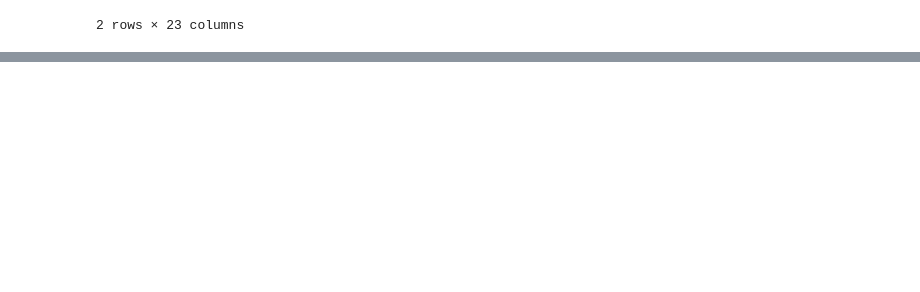
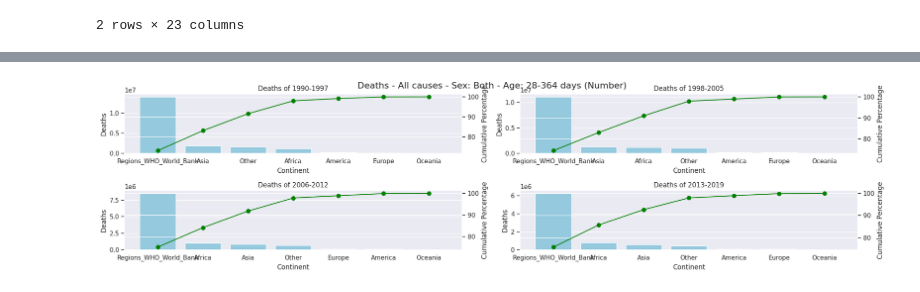
Before and after one commit to rodrigo-espino/Statsproject, a Jupyter notebook: Main_project.ipynb, the cells around one changed output, grey strips where cells are left out. Cells and saved outputs as stored; diff of their text form; code cells hidden in the pictures; blank space fills up the shorter version.

Commit message:
Pareto diagrams added

```diff
--- a/Main_project.ipynb
+++ b/Main_project.ipynb
@@ -174,0 +245,2 @@ mean_deaths_by_epoch.head(2)
+# %%
+mean_deaths_by_epoch['Continent'] = mean_deaths_by_epoch['Entity'].apply(lambda x: assign_continent(x))
@@ -174,0 +264,3 @@ mean_deaths_by_epoch.head(2)
+# %%
+Epochs = mean_deaths_by_epoch.Epoch.unique()
+Epochs
@@ -174,0 +291,39 @@ mean_deaths_by_epoch.head(2)
+# %%
+data_per_epoch = mean_deaths_by_epoch.groupby(['Continent', 'Epoch'])\
+['Deaths - All causes - Sex: Both - Age: 7-27 days (Number)', 'Deaths - All causes - Sex: Both - Age: 1-4 years (Number)',
+'Deaths - All causes - Sex: Both - Age: 0-6 days (Number)', 'Deaths - All causes - Sex: Both - Age: 28-364 days (Number)'].sum().reset_index()
+# %%
+def Paretto_diagram(column_deaths):
+    # Supongamos que Epochs es una lista de las épocas y data_per_epoch es tu DataFrame
+    # Asegúrate de tener estas variables definidas correctamente
+
+    fig, axes = plt.subplots(2, 2, figsize=(20, 5))
+
+    for epoch, ax in zip(Epochs, axes.flatten()):
+        data_epoch = data_per_epoch.loc[data_per_epoch['Epoch'] == epoch]
+
+        # Ordenar los datos para el diagrama de Pareto
+        data_sorted = data_epoch.sort_values(by=column_deaths, ascending=False)
+        total_deaths = data_sorted[column_deaths].sum()
+        data_sorted['Cumulative_Percentage'] = data_sorted[column_deaths].cumsum() / total_deaths * 100
+
+        # Crear el gráfico de barras
+        sns.barplot(x=data_sorted.Continent, y=data_sorted[column_deaths], ax=ax, color='skyblue')
+
+        # Crear la línea para el porcentaje acumulativo
+        ax2 = ax.twinx()
+        ax2.plot(data_sorted.Continent, data_sorted['Cumulative_Percentage'], color='green', marker="o", ms=7)
+        ax2.set_ylabel('Cumulative Percentage')
+
+        # Configuraciones de los ejes y títulos
+        ax.set_ylabel('Deaths')
+        ax.set_title('Deaths of {}'.format(epoch))
+
+    # Ajustes de los subplots
+    fig.subplots_adjust(hspace=1)
+    plt.tight_layout()
+    fig.suptitle(column_deaths, fontsize=16)
+# %%
+Paretto_diagram('Deaths - All causes - Sex: Both - Age: 28-364 days (Number)')
+# %% [output]
+[figure, added]
```
Also changed, not shown: parts of 19 cells of this notebook.
